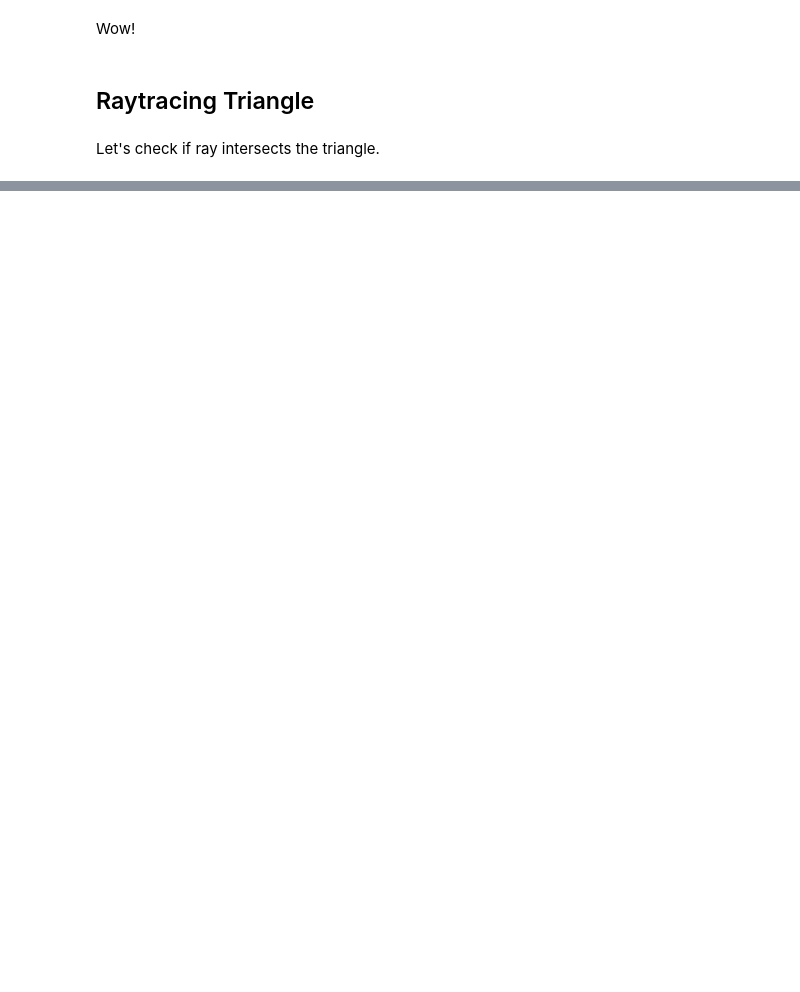
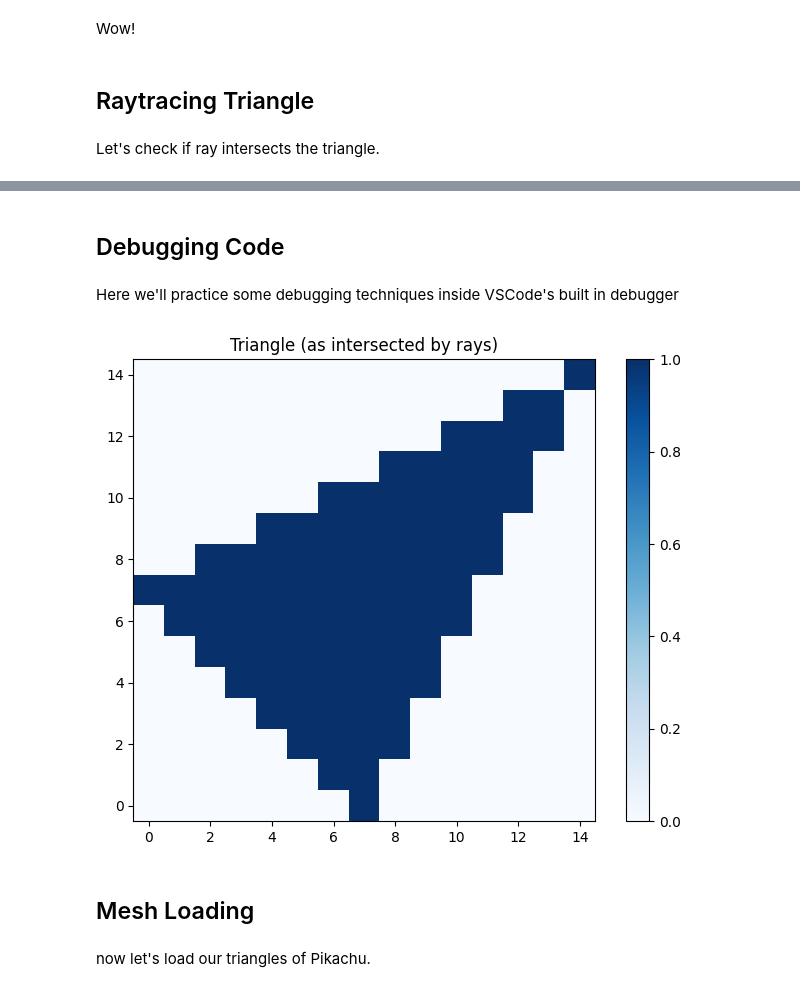
Before and after one commit to youssefokeil/arena-3.0, a Jupyter notebook: prereqs/ray-tracing/ray_tracing.ipynb, the cells around one changed output, grey strips where cells are left out. Cells and saved outputs as stored; diff of their text form; code cells hidden in the pictures; blank space fills up the shorter version.

Commit message:
finish raytracing pikachu

```diff
--- a/prereqs/ray-tracing/ray_tracing.ipynb
+++ b/prereqs/ray-tracing/ray_tracing.ipynb
@@ -374,0 +391,45 @@ plt.show()
+# %% [markdown]
+## Debugging Code
+# %% [markdown]
+Here we'll practice some debugging techniques inside VSCode's built in debugger
+# %%
+def raytrace_triangle_with_bug(
+    rays: Float[Tensor, "nrays rayPoints=2 dims=3"],
+    triangle: Float[Tensor, "trianglePoints=3 dims=3"]
+) -> Bool[Tensor, " nrays"]:
+    '''
+    For each ray, return True if the triangle intersects that ray.
+    '''
+    NR = rays.shape[0] #should be shape
+
+    A, B, C = einops.repeat(triangle, "pts dims -> pts NR dims", NR=NR) #correct behaviour
+
+    O, D = rays.unbind(1) # it's getting the dims not the pts change it to 1
+
+    mat = t.stack([- D, B - A, C - A], dim=2) # this made it have shape of [3,nrays,3], we want [NRAYs,3,3]
+
+    dets = t.linalg.det(mat)
+    is_singular = dets.abs() < 1e-8
+    mat[is_singular] = t.eye(3)
+
+    vec = O - A
+
+    sol = t.linalg.solve(mat, vec) # don't know why solution has second and third columns all containing 0.3333 ah ok matrix isn't done correctly
+    s, u, v = sol.unbind(dim=-1)
+
+    return ((u >= 0) & (v >= 0) & (u + v <= 1) & ~is_singular)
+
+
+intersects = raytrace_triangle_with_bug(rays2d, test_triangle)
+img = intersects.reshape(num_pixels_y, num_pixels_z).int()
+plt.figure(figsize=(8, 6))
+plt.imshow(img.cpu().numpy(), origin="lower", cmap="Blues")
+plt.title("Triangle (as intersected by rays)")
+plt.colorbar()
+plt.show()
+# %% [output]
+[figure, added]
+# %% [markdown]
+## Mesh Loading
+# %% [markdown]
+now let's load our triangles of Pikachu.
```
Also changed, not shown: parts of 17 cells of this notebook, 2 other files.
